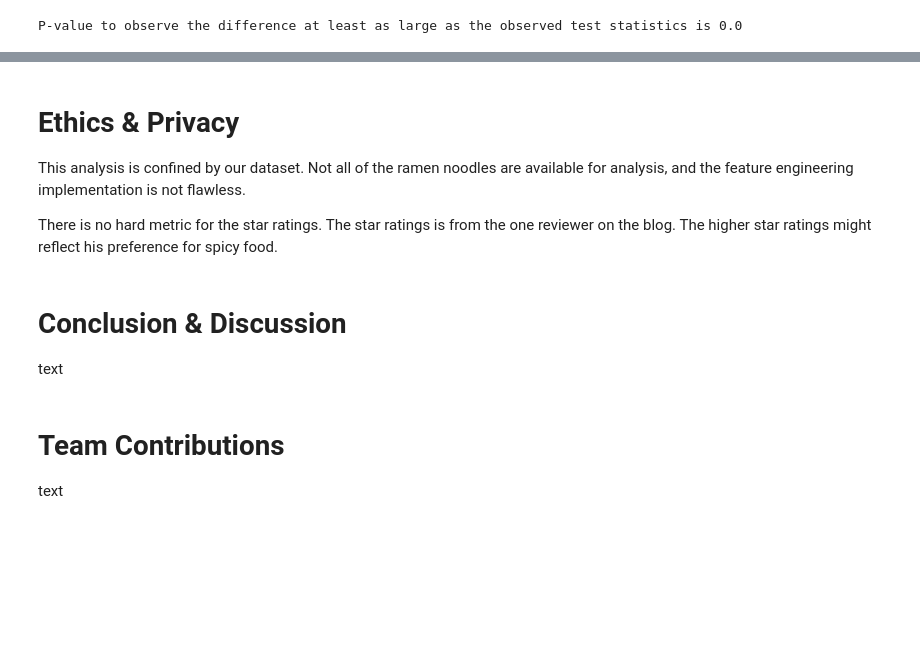
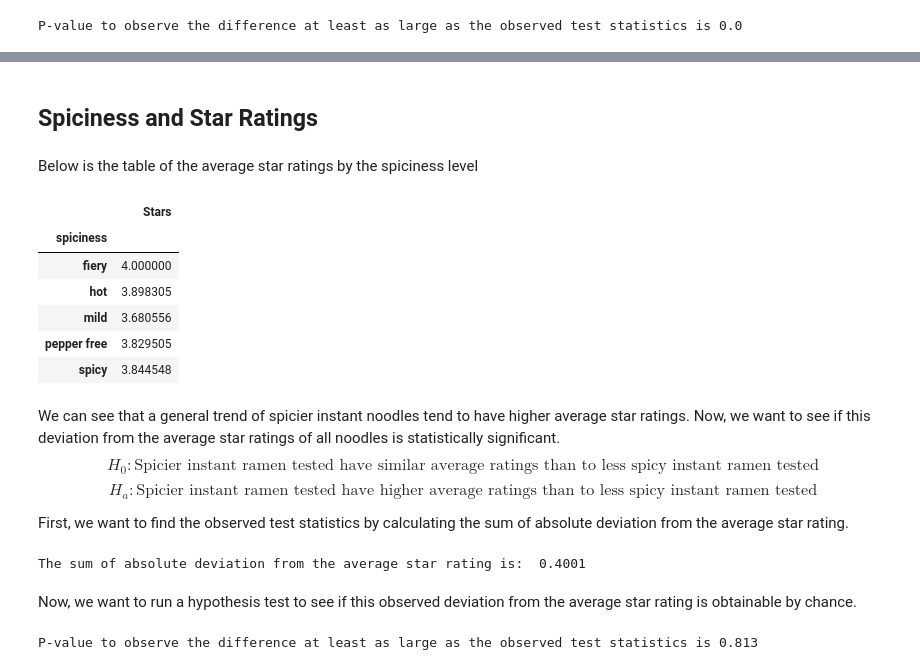
Before and after one commit to COGS108/Group_035-Fa22, a Jupyter notebook: FinalProjectGroup_035-Fa22.ipynb, the cells around one changed output, grey strips where cells are left out. Saved outputs shown, nothing was run; the diff lists cells and outputs as text; code cells hidden in the pictures; blank space fills up the shorter version.

```diff
--- a/FinalProjectGroup_035-Fa22.ipynb
+++ b/FinalProjectGroup_035-Fa22.ipynb
@@ -659,11 +663,42 @@ We reject the null hypothesis. We find evidence in support of the alternative hy
-# %% [markdown]
-# Ethics & Privacy
-This analysis is confined by our dataset. Not all of the ramen noodles are available for analysis, and the feature engineering implementation is not flawless.
-
-There is no hard metric for the star ratings. The star ratings is from the one reviewer on the blog. The higher star ratings might reflect his preference for spicy food.
-# %% [markdown]
-# Conclusion & Discussion
-text
-# %% [markdown]
-# Team Contributions
-text
+# %% [markdown]
+## Spiciness and Star Ratings
+# %% [markdown]
+Below is the table of the average star ratings by the spiciness level
+# %%
+# average star ratings by spiciness category
+new_df[['spiciness', 'Stars']].groupby('spiciness')['Stars'].mean().to_frame()
+# %% [output]
+|  | Stars |
+| spiciness |  |
+| fiery | 4.000000 |
+| hot | 3.898305 |
+| mild | 3.680556 |
+| pepper free | 3.829505 |
+| spicy | 3.844548 |
+# %% [markdown]
+We can see that a general trend of spicier instant noodles tend to have higher average star ratings. Now, we want to see if this deviation from the average star ratings of all noodles is statistically significant.
+$$H_0: \text{Spicier instant ramen tested have similar average ratings than to less spicy instant ramen tested}$$
+$$H_a: \text{Spicier instant ramen tested have higher average ratings than to less spicy instant ramen tested}$$
+
+First, we want to find the observed test statistics by calculating the sum of absolute deviation from the average star rating.
+# %%
+spicy_star = new_df[['spiciness', 'Stars']].reset_index(drop=True)
+avg_star = spicy_star['Stars'].mean()
+obs = (spicy_star.groupby('spiciness')['Stars'].mean() - avg_star).abs().sum()
+print('The sum of absolute deviation from the average star rating is: ', round(obs, 4))
+# %% [output]
+The sum of absolute deviation from the average star rating is:  0.4001
+# %% [markdown]
+Now, we want to run a hypothesis test to see if this observed deviation from the average star rating is obtainable by chance.
+# %%
+greater_than_obs = []
+
+for _ in range(1_000):
+    spicy_star['shuffled'] = spicy_star['Stars'].sample(n=len(spicy_star)).reset_index(drop=True)
+    test = (spicy_star.groupby('spiciness')['shuffled'].mean() - avg_star).abs().sum()
+    greater_than_obs.append(test > obs)
+
+p_val = np.mean(greater_than_obs)
+print('P-value to observe the difference at least as large as the observed test statistics is', round(p_val, 4))
+# %% [output]
+P-value to observe the difference at least as large as the observed test statistics is 0.813
```
Also changed, not shown: parts of 15 cells of this notebook.
